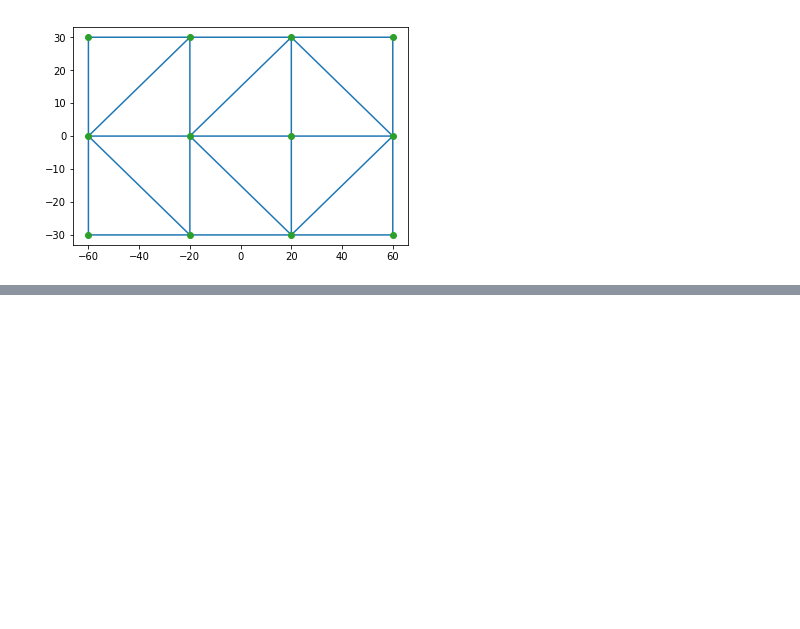
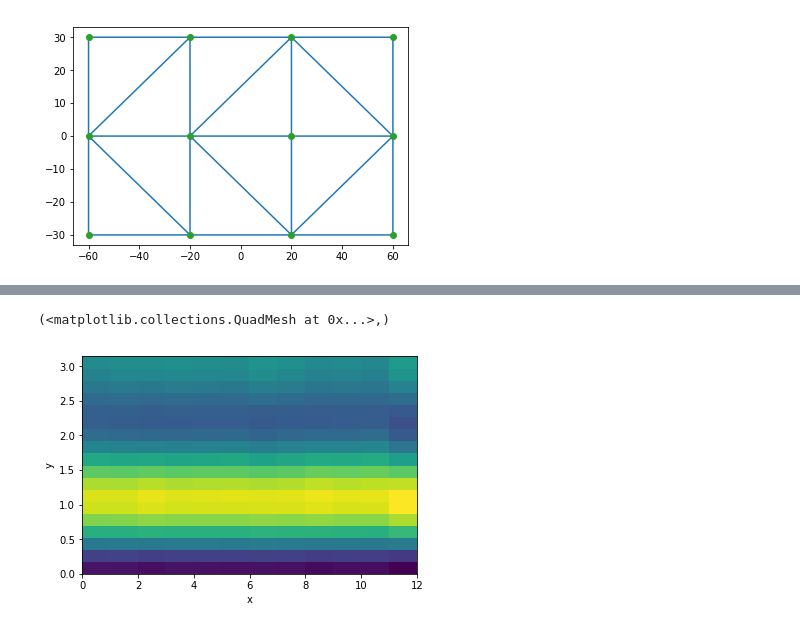
Before and after one commit to simpeg/simpegEM1D, a Jupyter notebook: simpegem1d/notebooks/EM1D_Column_Operators.ipynb, the cells around one changed output, grey strips where cells are left out. Cells and saved outputs as stored; diff of their text form; code cells hidden in the pictures; blank space fills up the shorter version.

```diff
--- a/simpegem1d/notebooks/EM1D_Column_Operators.ipynb
+++ b/simpegem1d/notebooks/EM1D_Column_Operators.ipynb
@@ -171,0 +180,36 @@ array([ 0.        , -0.33333333, -0.38888889,  0.125     , -0.22222222,
+# %%
+# Now we can create the regularization using the 2D mesh
+reg = Regularization.Sparse(mesh2D, mapping=Maps.IdentityMap(nP=mesh2D.nC))
+
+# Override the gradient operator in X with the one created above
+reg.regmesh._cellDiffxStencil = Grad
+
+# Do the same for the averaging operator
+reg.regmesh._aveCC2Fx = Avg
+# %%
+dmis = DataMisfit.l2_DataMisfit(survey)
+dmis.W = 1./wd
+
+betaest = Directives.BetaEstimate_ByEig(beta0_ratio=1e+2)
+
+opt = Optimization.ProjectedGNCG(
+        maxIter=100, lower=-2., upper=2.,
+        maxIterLS=20, maxIterCG=100, tolCG=1e-3,
+        tolG = -1, eps=-1,
+        tolF = -1, tolX= -1
+    )
+invProb = InvProblem.BaseInvProblem(dmis, reg, opt)
+update_Jacobi = Directives.UpdatePreconditioner()
+
+# Set the IRLS directive, penalize the lowest 25 percentile of model values
+# Start with an l2-l2, then switch to lp-norms
+saveDict = Directives.SaveOutputEveryIteration(save_txt=False)
+IRLS = Directives.Update_IRLS(maxIRLSiter=3, minGNiter=1)
+
+inv = Inversion.BaseInversion(
+    invProb,
+    directiveList=[betaest, saveDict, IRLS, update_Jacobi]
+)
+
+# Run inversion
+mrec = inv.run(np.ones(mesh2D.nC)*1e-3)
@@ -171,0 +234,5 @@ array([ 0.        , -0.33333333, -0.38888889,  0.125     , -0.22222222,
+# %%
+mesh2D.plotImage(mrec)
+# %% [output]
+(<matplotlib.collections.QuadMesh at 0x...>,)
+[figure, added]
```
Also changed, not shown: parts of 12 cells of this notebook.
